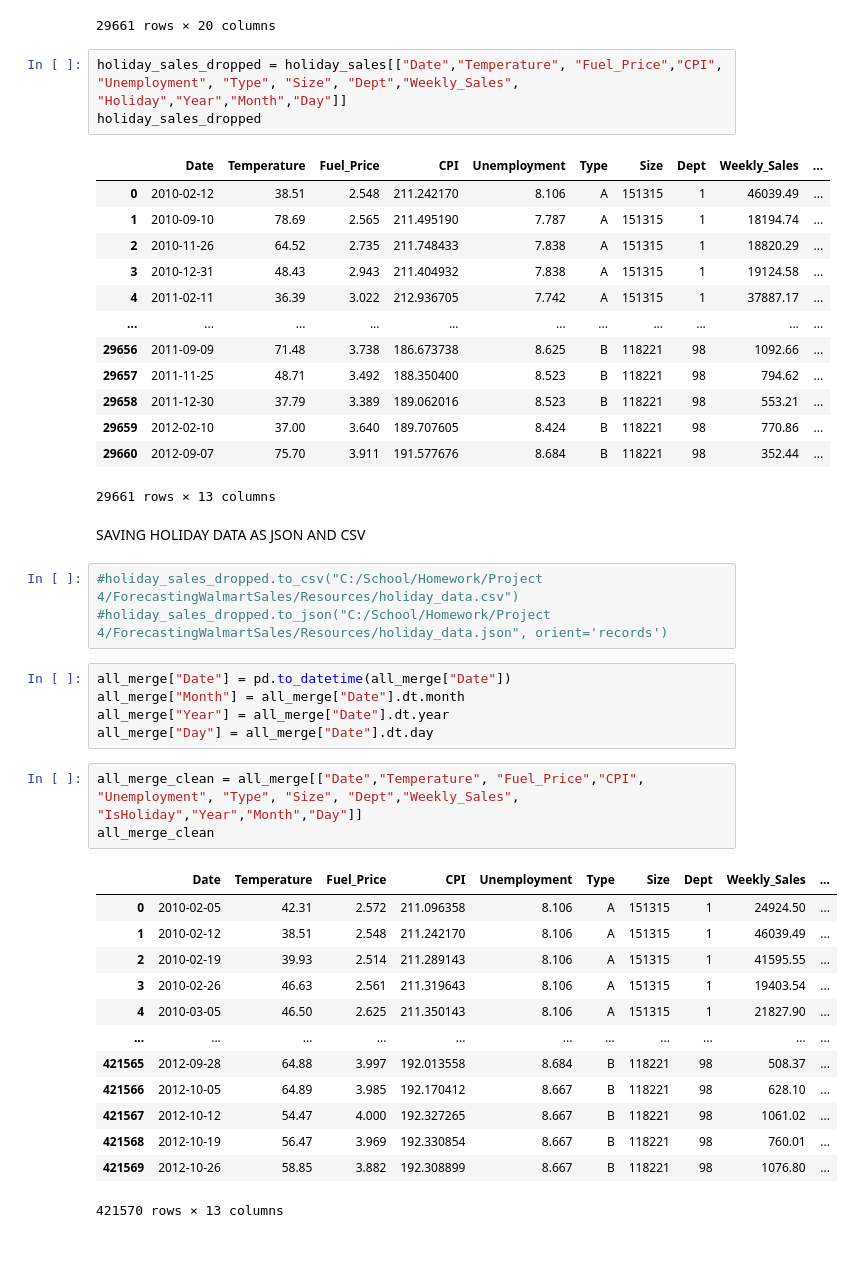
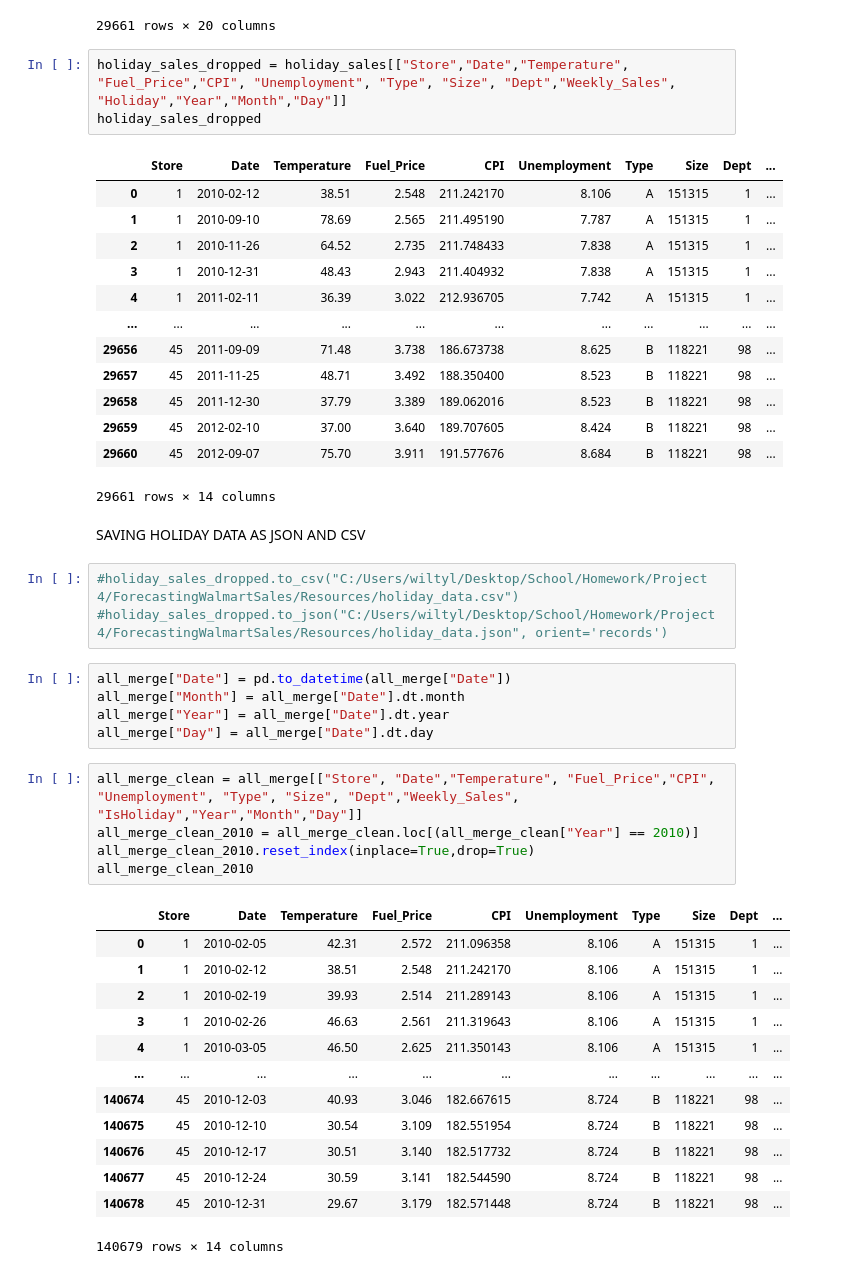
Before and after one commit to doakesbacon/ForecastingWalmartSales, a Jupyter notebook: code.ipynb, the cells around one changed output. Cells and saved outputs as stored; diff of their text form.

```diff
--- a/code.ipynb
+++ b/code.ipynb
@@ -201,46 +216,48 @@ See the caveats in the documentation: https://pandas.pydata.org/pandas-docs/stab
 | 29660 | 45 | 2012-09-07 | 75.70 | 3.911 | 11024.45 | 12.80 | 52.63 | 1854.77 | 2055.70 | ... |
 29661 rows × 20 columns
 # %%
-holiday_sales_dropped = holiday_sales[["Date","Temperature", "Fuel_Price","CPI", "Unemployment", "Type", "Size", "Dept","Weekly_Sales", "Holiday","Year","Month","Day"]]
+holiday_sales_dropped = holiday_sales[["Store","Date","Temperature", "Fuel_Price","CPI", "Unemployment", "Type", "Size", "Dept","Weekly_Sales", "Holiday","Year","Month","Day"]]
 holiday_sales_dropped
 # %% [output]
-|  | Date | Temperature | Fuel_Price | CPI | Unemployment | Type | Size | Dept | Weekly_Sales | ... |
-| 0 | 2010-02-12 | 38.51 | 2.548 | 211.242170 | 8.106 | A | 151315 | 1 | 46039.49 | ... |
-| 1 | 2010-09-10 | 78.69 | 2.565 | 211.495190 | 7.787 | A | 151315 | 1 | 18194.74 | ... |
-| 2 | 2010-11-26 | 64.52 | 2.735 | 211.748433 | 7.838 | A | 151315 | 1 | 18820.29 | ... |
-| 3 | 2010-12-31 | 48.43 | 2.943 | 211.404932 | 7.838 | A | 151315 | 1 | 19124.58 | ... |
-| 4 | 2011-02-11 | 36.39 | 3.022 | 212.936705 | 7.742 | A | 151315 | 1 | 37887.17 | ... |
+|  | Store | Date | Temperature | Fuel_Price | CPI | Unemployment | Type | Size | Dept | ... |
+| 0 | 1 | 2010-02-12 | 38.51 | 2.548 | 211.242170 | 8.106 | A | 151315 | 1 | ... |
+| 1 | 1 | 2010-09-10 | 78.69 | 2.565 | 211.495190 | 7.787 | A | 151315 | 1 | ... |
+| 2 | 1 | 2010-11-26 | 64.52 | 2.735 | 211.748433 | 7.838 | A | 151315 | 1 | ... |
+| 3 | 1 | 2010-12-31 | 48.43 | 2.943 | 211.404932 | 7.838 | A | 151315 | 1 | ... |
+| 4 | 1 | 2011-02-11 | 36.39 | 3.022 | 212.936705 | 7.742 | A | 151315 | 1 | ... |
 | ... | ... | ... | ... | ... | ... | ... | ... | ... | ... | ... |
-| 29656 | 2011-09-09 | 71.48 | 3.738 | 186.673738 | 8.625 | B | 118221 | 98 | 1092.66 | ... |
-| 29657 | 2011-11-25 | 48.71 | 3.492 | 188.350400 | 8.523 | B | 118221 | 98 | 794.62 | ... |
-| 29658 | 2011-12-30 | 37.79 | 3.389 | 189.062016 | 8.523 | B | 118221 | 98 | 553.21 | ... |
-| 29659 | 2012-02-10 | 37.00 | 3.640 | 189.707605 | 8.424 | B | 118221 | 98 | 770.86 | ... |
-| 29660 | 2012-09-07 | 75.70 | 3.911 | 191.577676 | 8.684 | B | 118221 | 98 | 352.44 | ... |
+| 29656 | 45 | 2011-09-09 | 71.48 | 3.738 | 186.673738 | 8.625 | B | 118221 | 98 | ... |
+| 29657 | 45 | 2011-11-25 | 48.71 | 3.492 | 188.350400 | 8.523 | B | 118221 | 98 | ... |
+| 29658 | 45 | 2011-12-30 | 37.79 | 3.389 | 189.062016 | 8.523 | B | 118221 | 98 | ... |
+| 29659 | 45 | 2012-02-10 | 37.00 | 3.640 | 189.707605 | 8.424 | B | 118221 | 98 | ... |
+| 29660 | 45 | 2012-09-07 | 75.70 | 3.911 | 191.577676 | 8.684 | B | 118221 | 98 | ... |
-29661 rows × 13 columns
+29661 rows × 14 columns
 # %% [markdown]
 SAVING HOLIDAY DATA AS JSON AND CSV
 # %%
-#holiday_sales_dropped.to_csv("C:/School/Homework/Project 4/ForecastingWalmartSales/Resources/holiday_data.csv")
-#holiday_sales_dropped.to_json("C:/School/Homework/Project 4/ForecastingWalmartSales/Resources/holiday_data.json", orient='records')
+#holiday_sales_dropped.to_csv("C:/Users/wiltyl/Desktop/School/Homework/Project 4/ForecastingWalmartSales/Resources/holiday_data.csv")
+#holiday_sales_dropped.to_json("C:/Users/wiltyl/Desktop/School/Homework/Project 4/ForecastingWalmartSales/Resources/holiday_data.json", orient='records')
 # %%
 all_merge["Date"] = pd.to_datetime(all_merge["Date"])
 all_merge["Month"] = all_merge["Date"].dt.month
 all_merge["Year"] = all_merge["Date"].dt.year
 all_merge["Day"] = all_merge["Date"].dt.day
 # %%
-all_merge_clean = all_merge[["Date","Temperature", "Fuel_Price","CPI", "Unemployment", "Type", "Size", "Dept","Weekly_Sales", "IsHoliday","Year","Month","Day"]]
-all_merge_clean
+all_merge_clean = all_merge[["Store", "Date","Temperature", "Fuel_Price","CPI", "Unemployment", "Type", "Size", "Dept","Weekly_Sales", "IsHoliday","Year","Month","Day"]]
+all_merge_clean_2010 = all_merge_clean.loc[(all_merge_clean["Year"] == 2010)]
+all_merge_clean_2010.reset_index(inplace=True,drop=True)
+all_merge_clean_2010
 # %% [output]
-|  | Date | Temperature | Fuel_Price | CPI | Unemployment | Type | Size | Dept | Weekly_Sales | ... |
-| 0 | 2010-02-05 | 42.31 | 2.572 | 211.096358 | 8.106 | A | 151315 | 1 | 24924.50 | ... |
-| 1 | 2010-02-12 | 38.51 | 2.548 | 211.242170 | 8.106 | A | 151315 | 1 | 46039.49 | ... |
-| 2 | 2010-02-19 | 39.93 | 2.514 | 211.289143 | 8.106 | A | 151315 | 1 | 41595.55 | ... |
-| 3 | 2010-02-26 | 46.63 | 2.561 | 211.319643 | 8.106 | A | 151315 | 1 | 19403.54 | ... |
-| 4 | 2010-03-05 | 46.50 | 2.625 | 211.350143 | 8.106 | A | 151315 | 1 | 21827.90 | ... |
+|  | Store | Date | Temperature | Fuel_Price | CPI | Unemployment | Type | Size | Dept | ... |
+| 0 | 1 | 2010-02-05 | 42.31 | 2.572 | 211.096358 | 8.106 | A | 151315 | 1 | ... |
+| 1 | 1 | 2010-02-12 | 38.51 | 2.548 | 211.242170 | 8.106 | A | 151315 | 1 | ... |
+| 2 | 1 | 2010-02-19 | 39.93 | 2.514 | 211.289143 | 8.106 | A | 151315 | 1 | ... |
+| 3 | 1 | 2010-02-26 | 46.63 | 2.561 | 211.319643 | 8.106 | A | 151315 | 1 | ... |
+| 4 | 1 | 2010-03-05 | 46.50 | 2.625 | 211.350143 | 8.106 | A | 151315 | 1 | ... |
 | ... | ... | ... | ... | ... | ... | ... | ... | ... | ... | ... |
-| 421565 | 2012-09-28 | 64.88 | 3.997 | 192.013558 | 8.684 | B | 118221 | 98 | 508.37 | ... |
-| 421566 | 2012-10-05 | 64.89 | 3.985 | 192.170412 | 8.667 | B | 118221 | 98 | 628.10 | ... |
-| 421567 | 2012-10-12 | 54.47 | 4.000 | 192.327265 | 8.667 | B | 118221 | 98 | 1061.02 | ... |
-| 421568 | 2012-10-19 | 56.47 | 3.969 | 192.330854 | 8.667 | B | 118221 | 98 | 760.01 | ... |
-| 421569 | 2012-10-26 | 58.85 | 3.882 | 192.308899 | 8.667 | B | 118221 | 98 | 1076.80 | ... |
+| 140674 | 45 | 2010-12-03 | 40.93 | 3.046 | 182.667615 | 8.724 | B | 118221 | 98 | ... |
+| 140675 | 45 | 2010-12-10 | 30.54 | 3.109 | 182.551954 | 8.724 | B | 118221 | 98 | ... |
+| 140676 | 45 | 2010-12-17 | 30.51 | 3.140 | 182.517732 | 8.724 | B | 118221 | 98 | ... |
+| 140677 | 45 | 2010-12-24 | 30.59 | 3.141 | 182.544590 | 8.724 | B | 118221 | 98 | ... |
+| 140678 | 45 | 2010-12-31 | 29.67 | 3.179 | 182.571448 | 8.724 | B | 118221 | 98 | ... |
-421570 rows × 13 columns
+140679 rows × 14 columns
```
Also changed, not shown: parts of 11 cells of this notebook, 17 other files.
